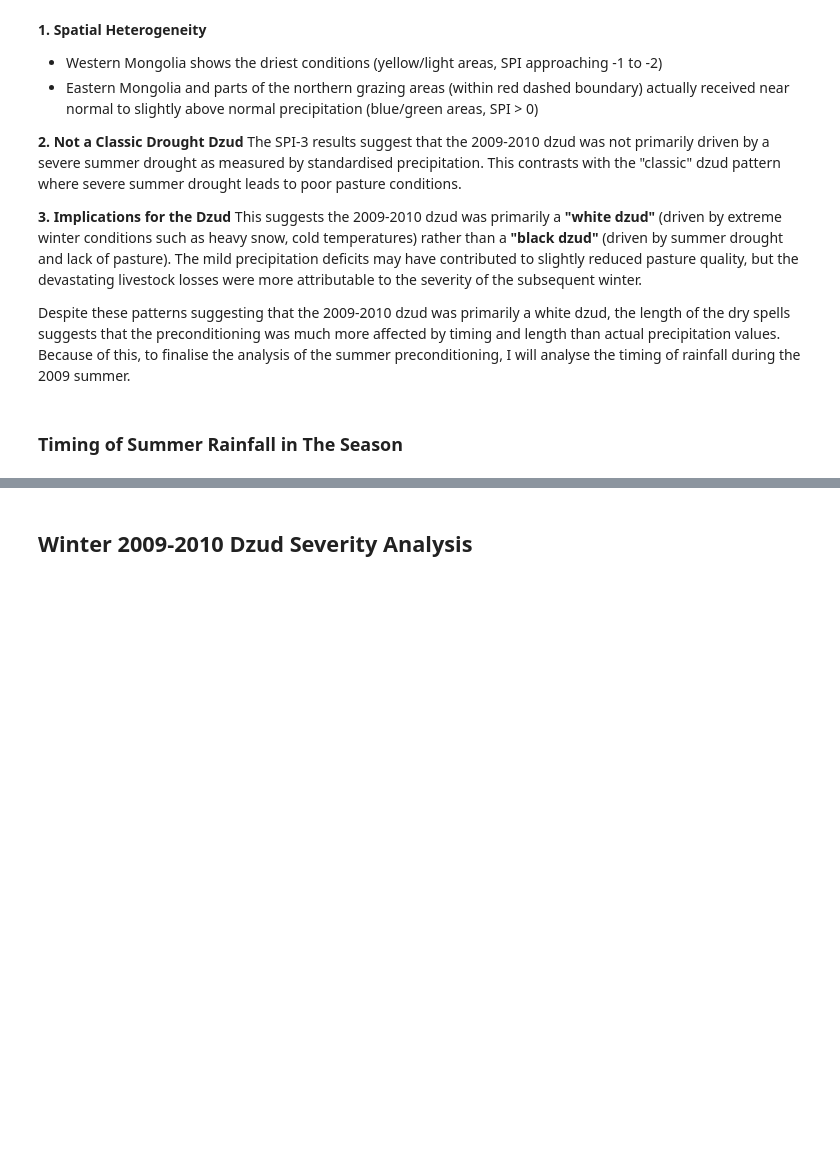
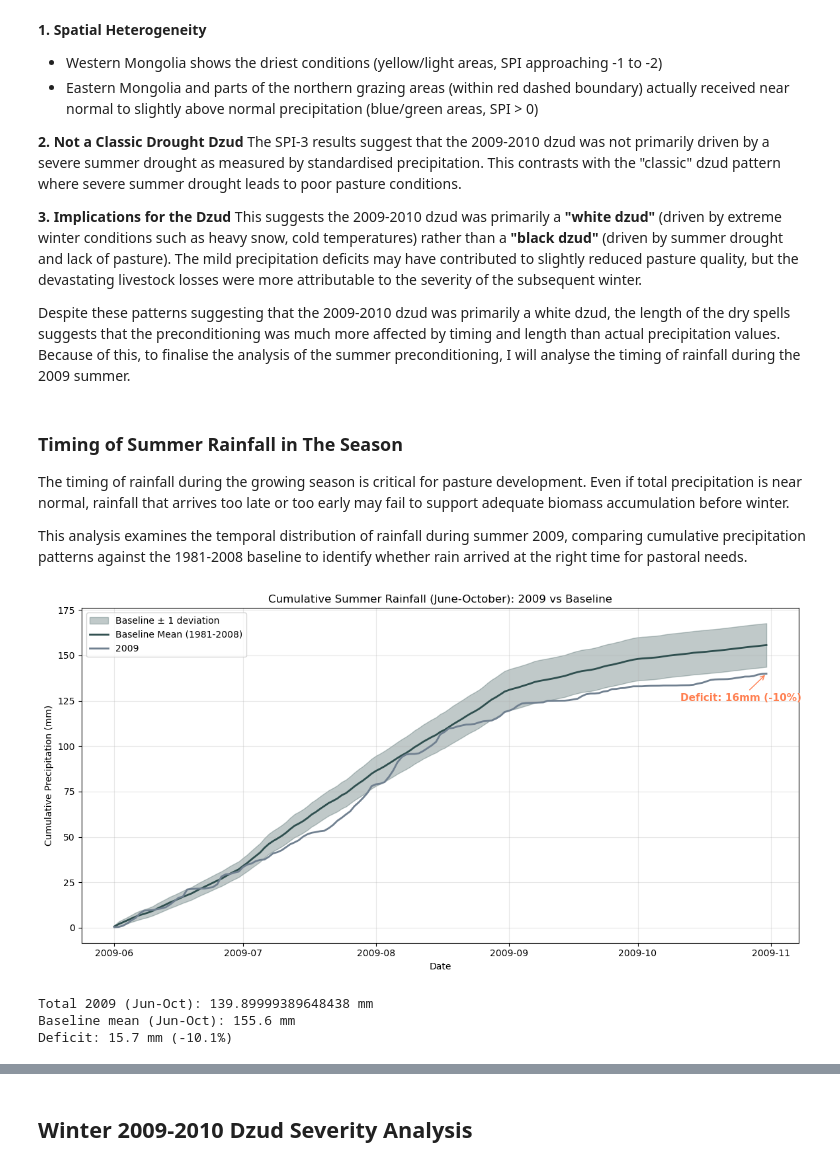
Before and after one commit to sgosmyt2/climate-extremes-risk-analysis, a Jupyter notebook: notebooks/MongoliaDzudExtremeWeather.ipynb, the cells around one changed output, grey strips where cells are left out. Cells and saved outputs as stored; diff of their text form; code cells hidden in the pictures; blank space fills up the shorter version.

Commit message:
Added Cumulative summer rainfall analysis, finished summer analysis

```diff
--- a/notebooks/MongoliaDzudExtremeWeather.ipynb
+++ b/notebooks/MongoliaDzudExtremeWeather.ipynb
@@ -1957,3 +1957,79 @@ This suggests the 2009-2010 dzud was primarily a **"white dzud"** (driven by ext
 Despite these patterns suggesting that the 2009-2010 dzud was primarily a white dzud, the length of the dry spells suggests that the preconditioning was much more affected by timing and length than actual precipitation values. Because of this, to finalise the analysis of the summer preconditioning, I will analyse the timing of rainfall during the 2009 summer.
 # %% [markdown]
 ### Timing of Summer Rainfall in The Season
+
+The timing of rainfall during the growing season is critical for pasture development. Even if total precipitation is near normal, rainfall that arrives too late or too early may fail to support adequate biomass accumulation before winter.
+
+This analysis examines the temporal distribution of rainfall during summer 2009, comparing cumulative precipitation patterns against the 1981-2008 baseline to identify whether rain arrived at the right time for pastoral needs.
+# %%
+daily_2009 = summer_2009["precip"].mean(dim=["latitude", "longitude"]).compute()
+
+daily_baseline = []
+
+for year in range(1981, 2009):
+    year_data = summer_baseline.sel(time=summer_baseline.time.dt.year == year)
+    daily_mean = year_data["precip"].mean(dim=["latitude", "longitude"])
+    daily_mean = daily_mean.assign_coords(dayofyear=daily_mean.time.dt.dayofyear)
+    daily_baseline.append(daily_mean)
+
+baseline_combined = xr.concat(daily_baseline, dim="year")
+daily_climatology = baseline_combined.groupby("dayofyear").mean().compute()
+daily_std = baseline_combined.groupby("dayofyear").std().compute()
+
+cumsum_2009 = daily_2009.cumsum(dim="time")
+cumsum_2009_vals = cumsum_2009.values
+
+doy_2009 = daily_2009.time.dt.dayofyear.values
+cumsum_baseline = np.cumsum([float(daily_climatology.sel(dayofyear=d).values) for d in doy_2009])
+cumstd_baseline = np.sqrt(np.cumsum([float(daily_std.sel(dayofyear=d).values)**2 for d in doy_2009]))
+
+fig, ax = plt.subplots(figsize=(12, 6))
+dates = pd.to_datetime(daily_2009.time.values)
+
+ax.fill_between(
+    dates,
+    cumsum_baseline - cumstd_baseline,
+    cumsum_baseline + cumstd_baseline,
+    alpha=0.3,
+    color=bcolor,
+    label="Baseline ± 1 deviation"
+    )
+ax.plot(
+    dates,
+    cumsum_baseline,
+    color=bcolor,
+    linewidth=2,
+    label="Baseline Mean (1981-2008)"
+)
+ax.plot(
+    dates,
+    cumsum_2009_vals,
+    color="slategrey",
+    linewidth=2,
+    label="2009"
+)
+ax.set_xlabel("Date")
+ax.set_ylabel("Cumulative Precipitation (mm)")
+ax.set_title("Cumulative Summer Rainfall (June-October): 2009 vs Baseline")
+ax.legend(loc="upper left")
+ax.grid(alpha=0.3)
+
+final_deficit = cumsum_baseline[-1] - cumsum_2009_vals[-1]
+final_pct = (cumsum_2009_vals[-1] - cumsum_baseline[-1]) / cumsum_baseline[-1] * 100
+ax.annotate(f"Deficit: {final_deficit:.0f}mm ({final_pct:.0f}%)",
+            xy=(dates[-1], cumsum_2009_vals[-1]),
+            xytext=(dates[-1] - pd.Timedelta(days=20), cumsum_2009_vals[-1] - 15),
+            fontsize=11, color="coral", fontweight="bold",
+            arrowprops=dict(arrowstyle="->", color="coral"))
+
+plt.tight_layout()
+plt.show()
+
+print(f"Total 2009 (Jun-Oct): {round(cumsum_2009_vals[-1], 1)} mm")
+print(f"Baseline mean (Jun-Oct): {round(cumsum_baseline[-1], 1)} mm")
+print(f"Deficit: {round(final_deficit, 1)} mm ({round(final_pct, 1)}%)")
+# %% [output]
+[figure, added]
+Total 2009 (Jun-Oct): 139.89999389648438 mm
+Baseline mean (Jun-Oct): 155.6 mm
+Deficit: 15.7 mm (-10.1%)
```
Also changed, not shown: parts of 2 cells of this notebook.
